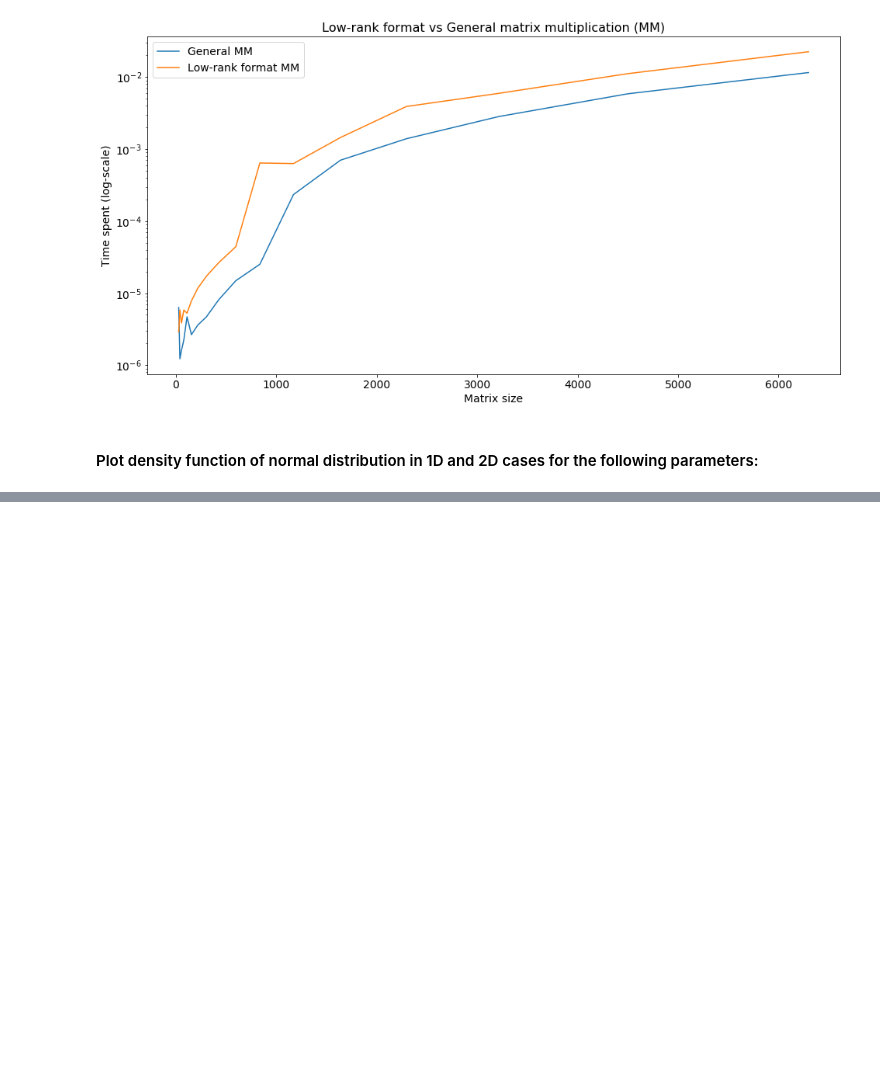
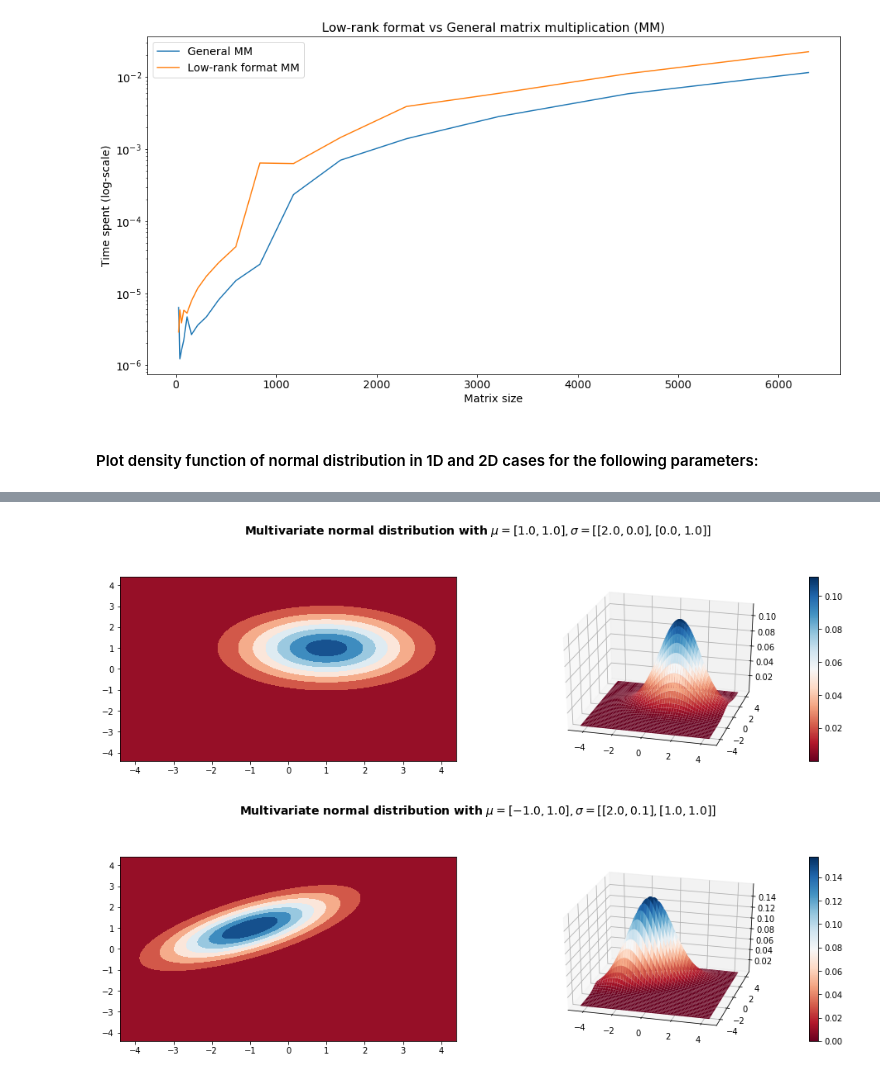
Before and after one commit to bvdmitri/ml-course, a Jupyter notebook: 01.tutorial/Exercise 2.ipynb, the cells around one changed output, grey strips where cells are left out. Saved outputs shown, nothing was run; the diff lists cells and outputs as text; code cells hidden in the pictures; blank space fills up the shorter version.

```diff
--- a/01.tutorial/Exercise 2.ipynb
+++ b/01.tutorial/Exercise 2.ipynb
@@ -152,0 +148,36 @@ plt.show()
+# %%
+from scipy.stats import multivariate_normal
+
+configurations = [
+    [ [1.0, 1.0], [[2.0, 0.0], [0.0, 1.0]] ],
+    [ [-1.0, 1.0], [[2.0, 0.1], [1.0, 1.0]] ]
+]
+
+configurations_count = len(configurations)
+
+for i in range(configurations_count):
+    fig = plt.figure(figsize=(16, 9))
+
+    x, y = np.mgrid[-4.4:4.4:.01, -4.4:4.4:.01]
+    pos = np.empty(x.shape + (2,))
+    pos[:, :, 0] = x; pos[:, :, 1] = y
+
+    mean = configurations[i][0]
+    sigma = configurations[i][1]
+    rv = multivariate_normal(mean, sigma)
+    values_3D = rv.pdf(pos)
+
+    ax1 = fig.add_subplot(221)
+    ax1.contourf(x, y, rv.pdf(pos), cmap="RdBu")
+
+    ax2 = fig.add_subplot(222, projection='3d')
+    surface = ax2.plot_surface(x, y, values_3D, cmap="RdBu")
+    ax2.view_init(azim=-75, elev=30)
+    fig.colorbar(surface)
+    _ = fig.suptitle(r'Multivariate normal distribution with $\mu=[%.1f, %.1f],\
+                    \sigma=[[%.1f, %.1f], [%.1f, %.1f]]$'
+                     % (mean[0], mean[1], sigma[0][0], sigma[0][1], sigma[1][0], sigma[1][1]),
+                     fontsize=14, fontweight='bold')
+# %% [output]
+[figure, added]
+[figure, added]
```
Also changed, not shown: parts of 1 cell of this notebook.
